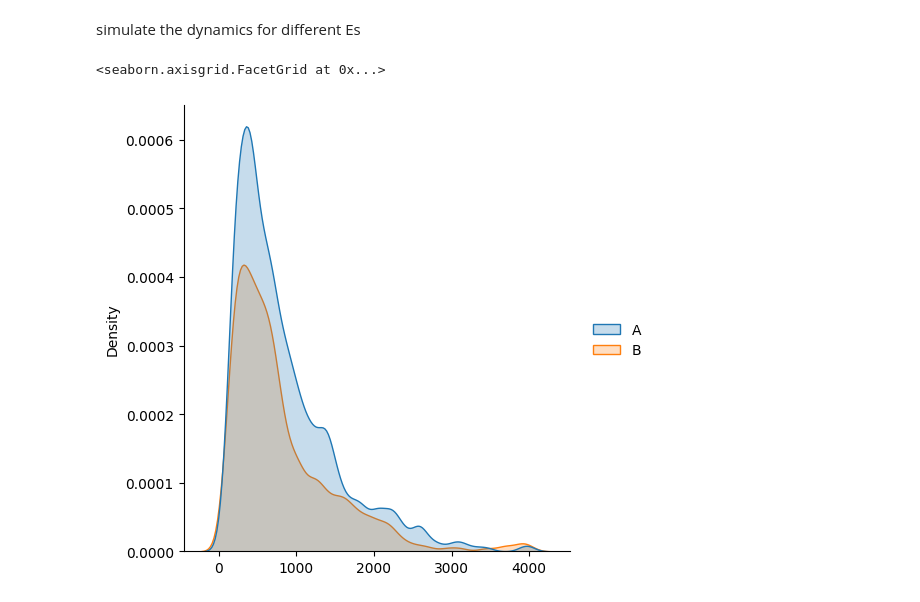
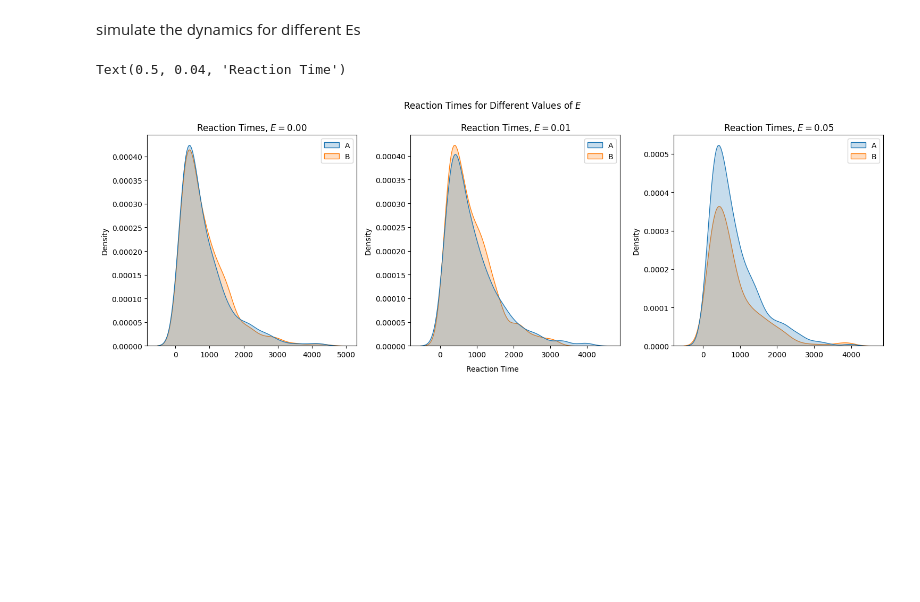
Before and after one commit to CEBangu/MOD_201, a Jupyter notebook: MOD201 HW_4/MOD201_HW4_part_1.ipynb, the cells around one changed output. Saved outputs shown, nothing was run; the diff lists cells and outputs as text; code cells hidden in the pictures; blank space fills up the shorter version.

Commit message:
better plotting

```diff
--- a/MOD201 HW_4/MOD201_HW4_part_1.ipynb
+++ b/MOD201 HW_4/MOD201_HW4_part_1.ipynb
@@ -214,8 +214,19 @@ for val in Ia_s:
             reaction_times[val]['A'] = np.append(reaction_times[val]['A'], len(run))
         elif run[-1] <= -mu:
             reaction_times[val]['B'] = np.append(reaction_times[val]['B'], len(run))
-# %%
-sns.displot(data=reaction_times[1.05], kind='kde', bw_adjust=0.5, fill=True)
-# %% [output]
-<seaborn.axisgrid.FacetGrid at 0x...>
-[figure, removed]
+# %%
+fig, axs = plt.subplots(ncols=3, figsize=(15, 5))
+
+sns.kdeplot(data=reaction_times[1.00], fill=True, ax=axs[0])
+axs[0].set_title('Reaction Times, $E = 0.00$')
+sns.kdeplot(data=reaction_times[1.01], fill=True, ax=axs[1])
+axs[1].set_title('Reaction Times, $E = 0.01$')
+sns.kdeplot(data=reaction_times[1.05], fill=True, ax=axs[2])
+axs[2].set_title('Reaction Times, $E = 0.05$')
+
+fig.tight_layout(rect=[0, 0.05, 1, 1])
+fig.suptitle("Reaction Times for Different Values of $E$", y=1.05)
+fig.text(0.5, 0.04, 'Reaction Time', ha='center', va='center')
+# %% [output]
+Text(0.5, 0.04, 'Reaction Time')
+[figure, added]
```
Also changed, not shown: 1 other file.
